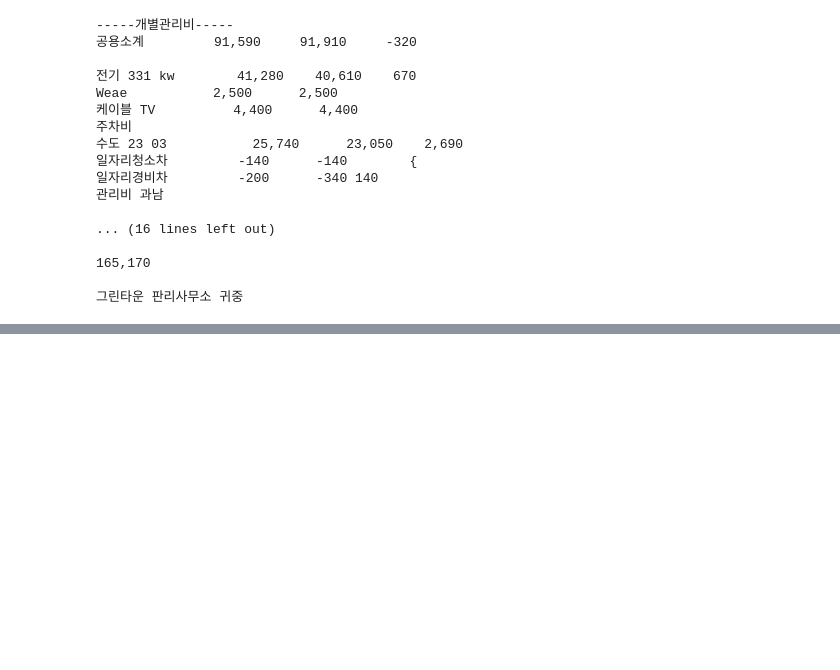
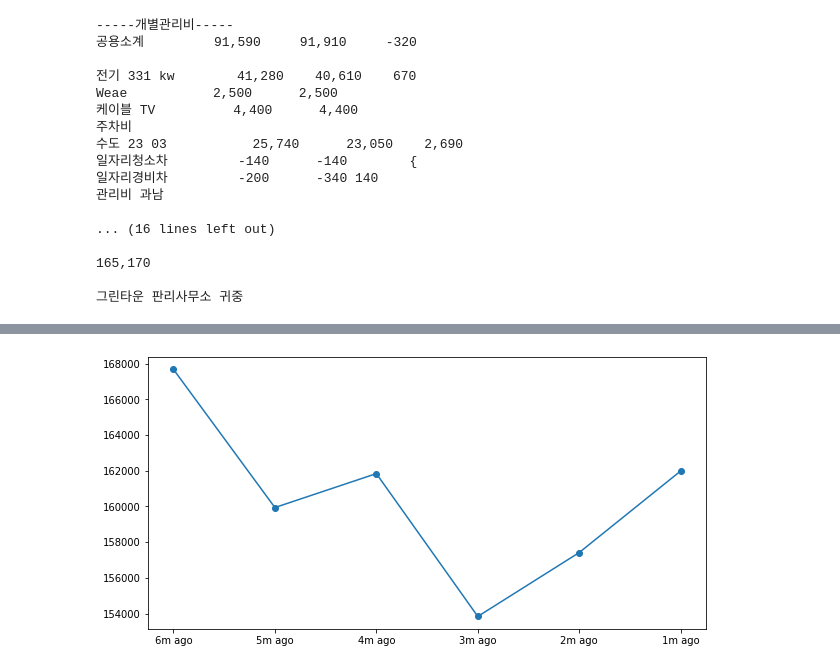
Before and after one commit to 1kong25/eggo_project, a Jupyter notebook: eggo_project.ipynb, the cells around one changed output, grey strips where cells are left out. Cells and saved outputs as stored; diff of their text form; code cells hidden in the pictures; blank space fills up the shorter version.

```diff
--- a/eggo_project.ipynb
+++ b/eggo_project.ipynb
@@ -208,0 +240,39 @@ print("이번 달 총 요금:", price_this,"원")
+# %%
+x3=['3m ago','2m ago','1m ago']
+x6=['6m ago','5m ago','4m ago','3m ago','2m ago','1m ago']
+x12=['12m ago','11m ago','10m ago','9m ago','8m ago','7m ago','6m ago','5m ago','4m ago','3m ago','2m ago','1m ago']
+
+# 6개월, 총금액 선택했다고 가정
+select3m=False
+select6m=True
+select12m=False
+
+selectElectric=False
+selectWater=False
+selectTotal=True
+
+def select_3m_6m_12m(_select3m,_select6m,_select12m):
+    if _select3m==True:
+        x=x3
+        electric_or_water(x)
+    elif _select6m==True:
+        x=x6
+        electric_or_water(x)
+    elif _select12m==True:
+        x=x12
+        electric_or_water(x)
+    plt.show()
+
+
+def electric_or_water(x):
+    plt.figure(figsize=(10,5))
+    if selectElectric==True:
+        plt.plot(x,test_elec_price[-len(x):],marker='o')
+    elif selectWater==True:
+        plt.plot(x,test_wat_price[-len(x):],marker='o')
+    elif selectTotal==True:
+        plt.plot(x,test_total_price[-len(x):],marker='o')
+
+select_3m_6m_12m(select3m,select6m,select12m)
+# %% [output]
+[figure, added]
```
Also changed, not shown: parts of 15 cells of this notebook.
